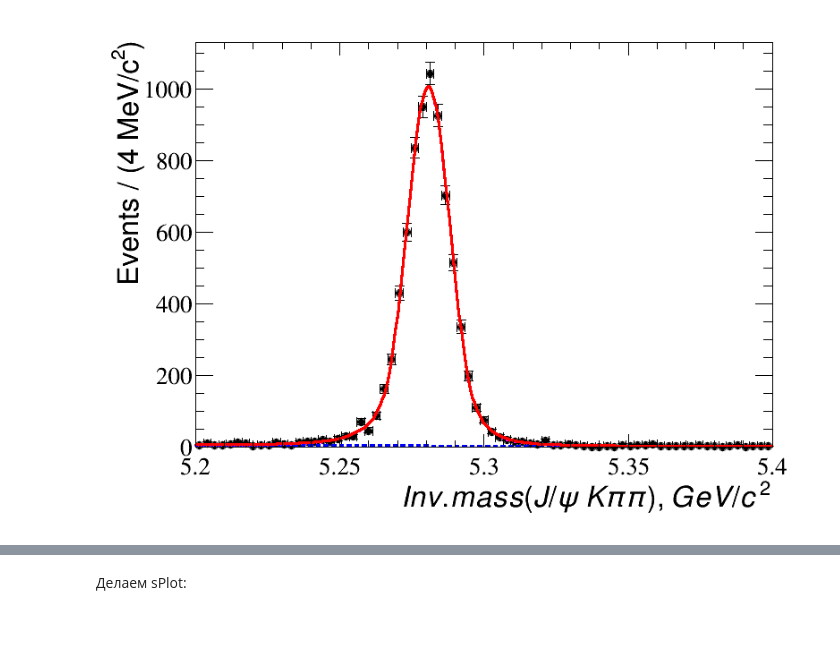
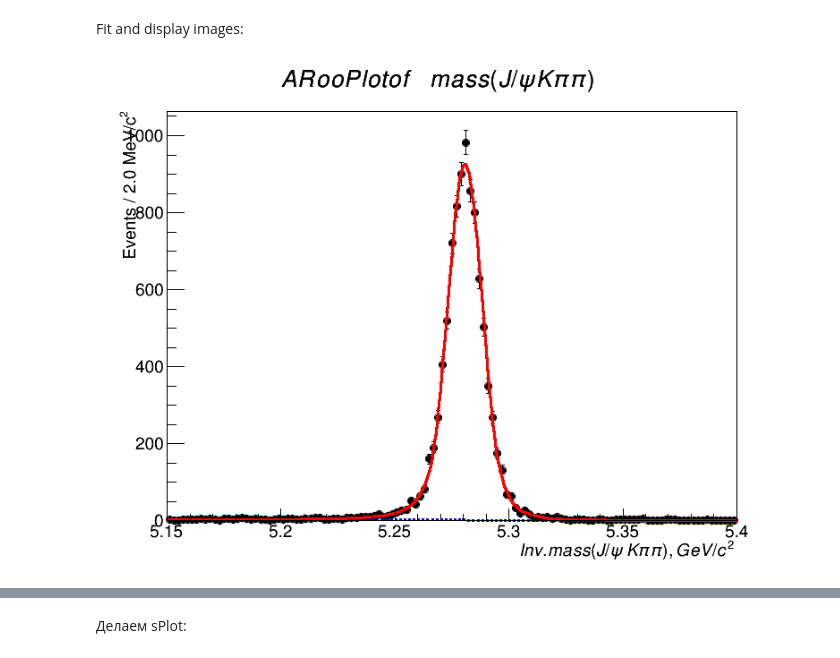
Before and after one commit to sashabaranov/Bu2JpsiKKpi, a Jupyter notebook: Kpipi/fit/Psi(2S) and X(3872).ipynb, the cells around one changed output, grey strips where cells are left out. Cells and saved outputs as stored; diff of their text form; code cells hidden in the pictures; blank space fills up the shorter version.

Commit message:
Kpipi: update notebook

```diff
--- a/Kpipi/fit/Psi(2S) and X(3872).ipynb
+++ b/Kpipi/fit/Psi(2S) and X(3872).ipynb
@@ -4,0 +23,13 @@
+# %%
+# Bu meson
+m_Bu = ROOT.RooRealVar('m_Bu', 'mass(J/\psi K \pi \pi)', 5.15, 5.4)
+nbin_Bu = 125
+binning_b = (m_Bu.getMax() - m_Bu.getMin()) / nbin_Bu * 1000
+
+
+# Resonanse
+m_R = ROOT.RooRealVar('m_R', 'mass(J/\psi \pi \pi)', 3.6, 3.75)
+nbin_R = 150
+binning_R = (m_R.getMax() - m_R.getMin()) / nbin_Bu * 1000
+
+selector_variables = [(m_Bu, lambda s: s.DTFm_b ), (m_R, lambda s: s.m134c2 )]
@@ -59,0 +68,20 @@ CUTS: " DTFchi2ndof > 0&& DTFchi2ndof < 5&& DTFctau > 0.25&& pt_b > 4.&& pt_pion
+# %%
+s1_Bu = Models.CB2_pdf(
+    'Bu1',
+    m_Bu.getMin(),
+    m_Bu.getMax(),
+    fixMass=5.2792e+0,
+    fixSigma=0.008499e+0,
+    fixAlphaL=1.89,
+    fixAlphaR=1.94,
+    fixNL=0.8,
+    fixNR=2.4,
+    mass=m_Bu
+)
+
+model_Bu = Models.Fit1D(
+    signal=s1_Bu,
+    background=Models.Bkg_pdf('BBu', mass=m_Bu), suffix='Bu'
+)
+# %% [markdown]
+Fit and display images:
@@ -60,5 +90,5 @@ CUTS: " DTFchi2ndof > 0&& DTFchi2ndof < 5&& DTFctau > 0.25&& pt_b > 4.&& pt_pion
 # %%
-c1 = rootnotes.default_canvas('kpipi_signal')
+
 model_Bu.s.setMax(1.2 * len(ds_Bu))
 ru, fu = model_Bu.fitTo(ds_Bu, draw=True, nbins=nbin_Bu)
 
@@ -74,13 +104,3 @@ ru, fu = model_Bu.fitTo(ds_Bu, draw=True, nbins=nbin_Bu)
 model_Bu.signal.nL.release()
 model_Bu.signal.nR.release()
 ru, fu = model_Bu.fitTo(ds_Bu, draw=True, nbins=nbin_Bu)
-
-
-
-fu.SetXTitle('Inv. mass(J/\psi\,K\pi\pi), GeV/c^2')
-fu.SetYTitle('Events / (%d MeV/c^{2})' % 4)
-
-fu.Draw()
-c1
-# %% [output]
-[figure, removed]
@@ -98,0 +107,10 @@ c1
+# %%
+c1 = rootnotes.random_canvas()
+
+fu.SetXTitle('Inv. mass(J/\psi\,K\pi\pi), GeV/c^2')
+fu.SetYTitle("Events / %.1f MeV/c^{2}" % binning_b)
+
+fu.Draw()
+c1
+# %% [output]
+[figure, added]
```
Also changed, not shown: parts of 21 cells of this notebook.
